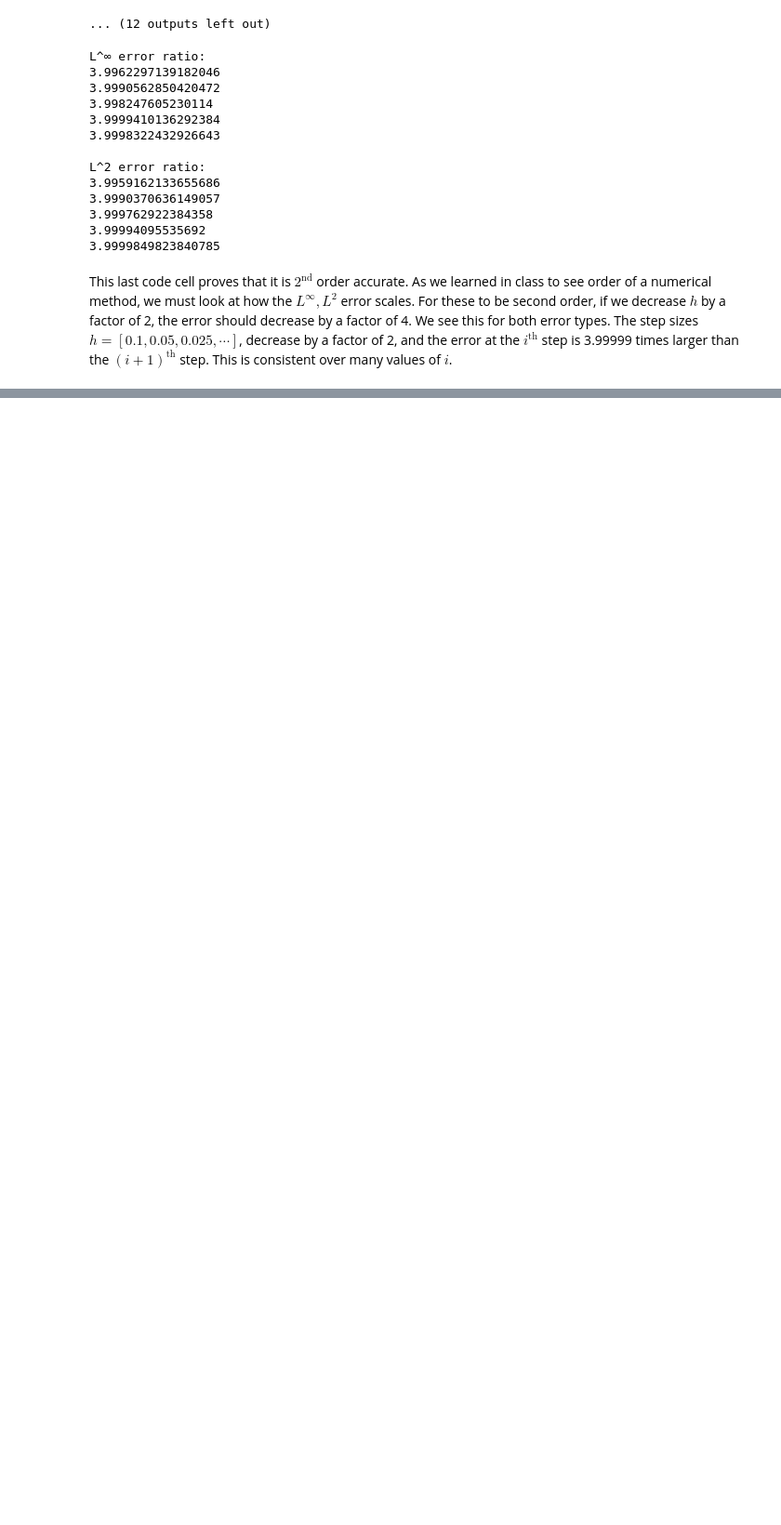
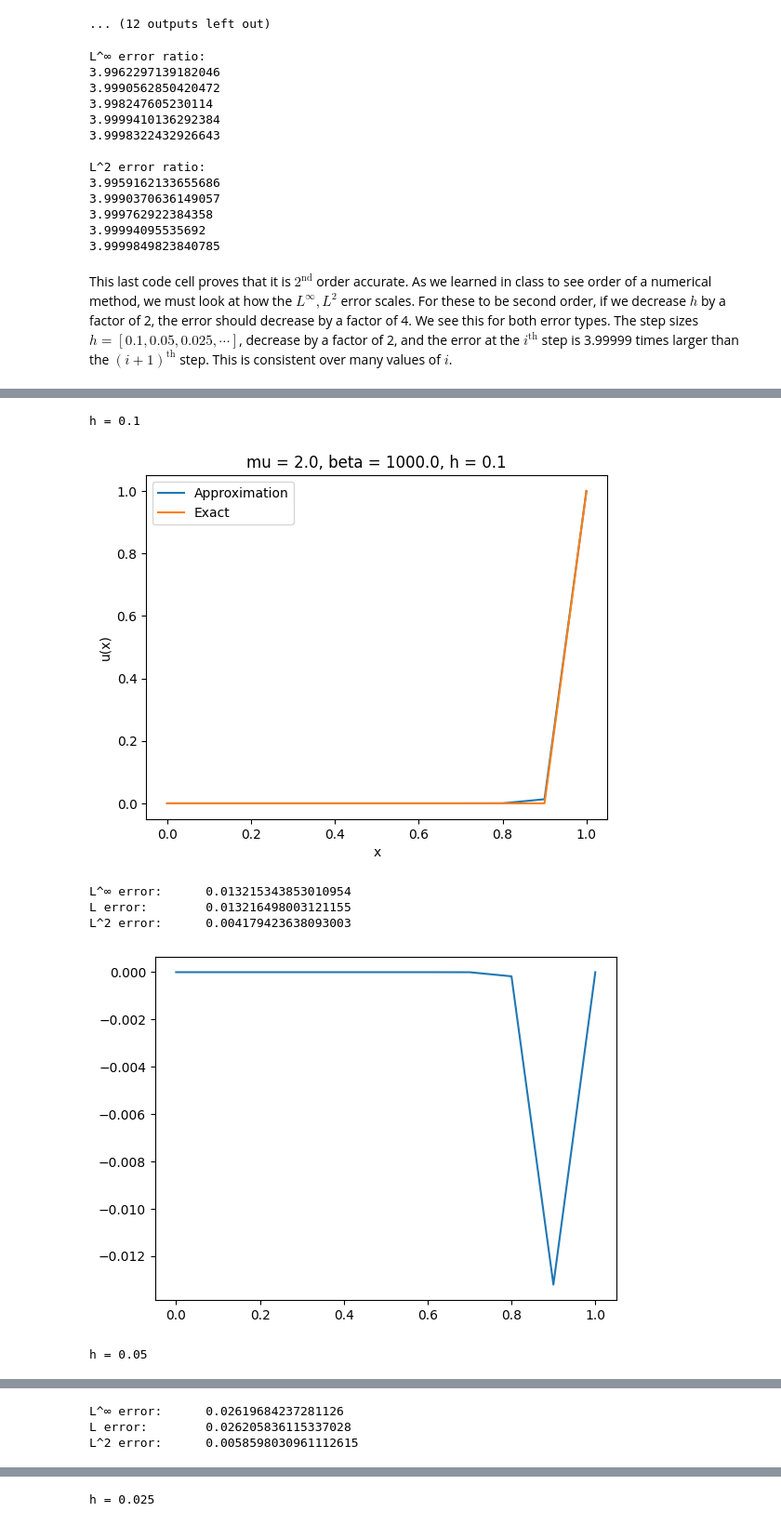
Before and after one commit to mtscott/math572, a Jupyter notebook: homework/math572hw1.ipynb, the cells around one changed output, grey strips where cells are left out. Shown at 93% size. Saved outputs shown, nothing was run; the diff lists cells and outputs as text; code cells hidden in the pictures; blank space fills up the shorter version.

```diff
--- a/homework/math572hw1.ipynb
+++ b/homework/math572hw1.ipynb
@@ -297,0 +323,20 @@ def main(mu, beta, h):
+# %%
+h = np.array([0.1,0.05, 0.025, 0.0125, 0.00625, 0.003125])
+allerrinf = np.zeros(6)
+allerrL2 = np.zeros(6)
+i = 0
+
+for step in h:
+    print(f"h = {step}")
+    mu = 2.
+    beta = 1000.
+    allerrinf[i], allerrL2[i] = main2(mu, beta, step)
+    i+=1
+# %% [output]
+h = 0.1
+[figure, added]
+L^∞ error:      0.013215343853010954
+L error:        0.013216498003121155
+L^2 error:      0.004179423638093003
+[figure, added]
+h = 0.05
@@ -297,0 +344,3 @@ def main(mu, beta, h):
+L^∞ error:      0.02619684237281126
+L error:        0.026205836115337028
+L^2 error:      0.0058598030961112615
@@ -297,0 +348 @@ def main(mu, beta, h):
+h = 0.025
```
Also changed, not shown: parts of 9 cells of this notebook.
